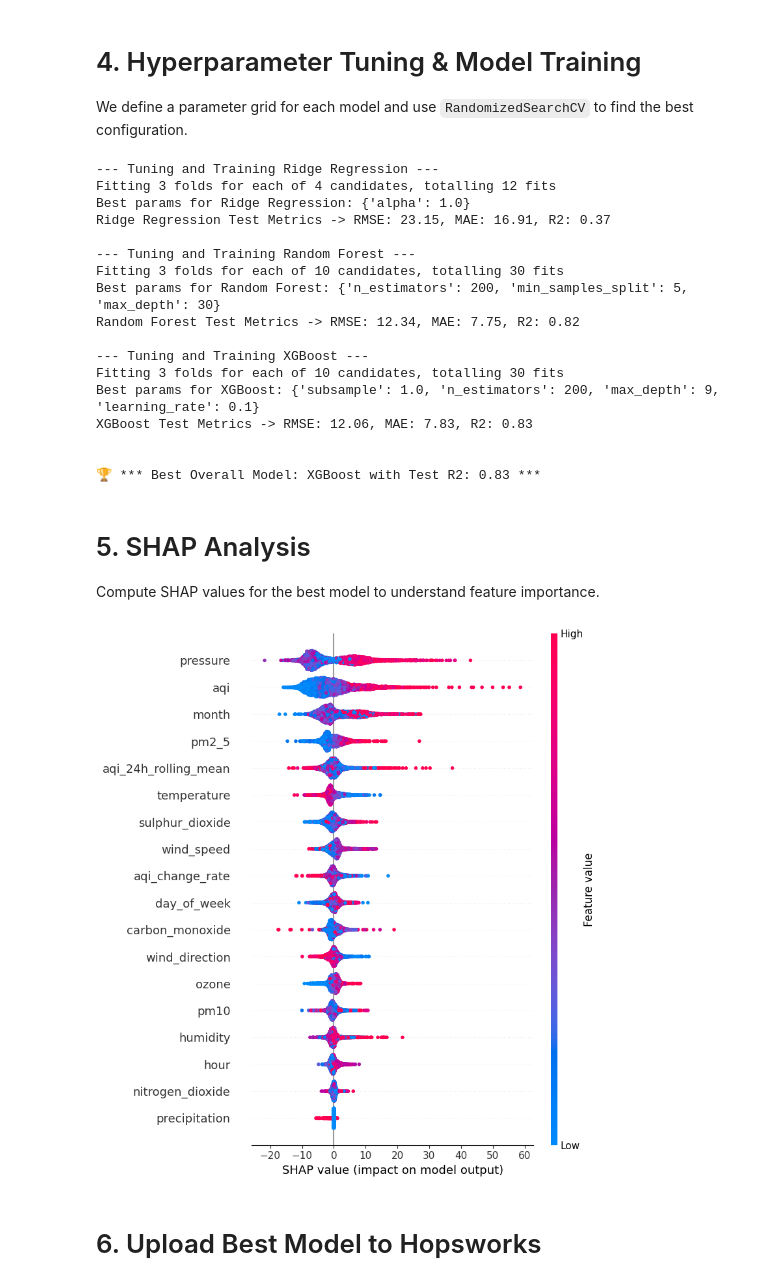
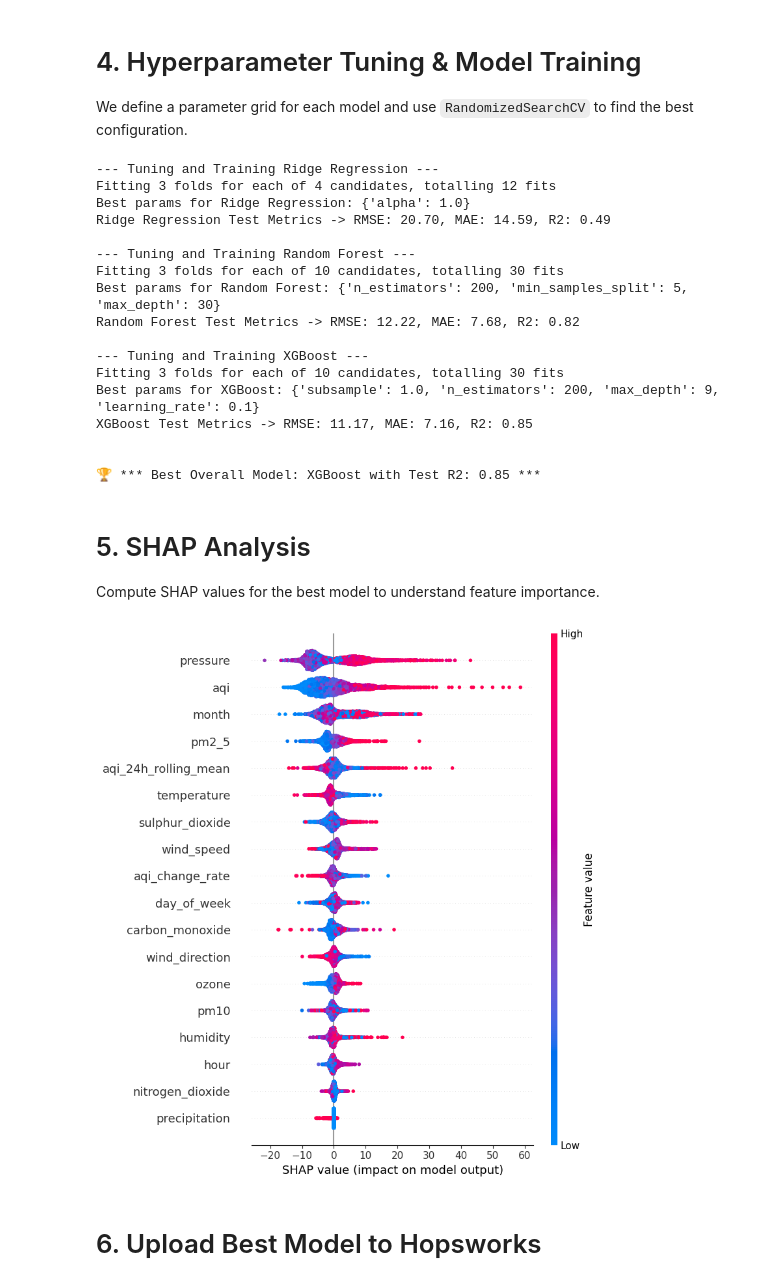
Before and after one commit to saadmemon1/aqi-predictor, a Jupyter notebook: notebooks/02-model-training-pipeline-with-output.ipynb, the cells around one changed output. Drawn from its saved outputs; the diff is of its cells as text; code cells hidden in the pictures.

```diff
--- a/notebooks/02-model-training-pipeline-with-output.ipynb
+++ b/notebooks/02-model-training-pipeline-with-output.ipynb
@@ -53,13 +53,12 @@ try:
     query = aqi_fg.select_all()
     feature_view = fs.get_or_create_feature_view(
         name="aqi_features_view",
-        version=1,
+        version=2,
         description="Read from AQI feature group",
-        labels=["target_aqi_72h"],
+        labels=["target_aqi_24h", "target_aqi_48h", "target_aqi_72h"],
         query=query
     )
     X, y = feature_view.training_data(description="Training data for AQI prediction")
 except Exception as e:
     print("Error retrieving feature view. Ensure Notebook 1 was executed properly.")
-    print(e)
 # %% [output]
@@ -69,7 +70,7 @@ Finished: Reading data from Hopsworks, using Hopsworks Feature Query Service (1.
 # 3. Data Preparation
 We drop the 24h and 48h targets since we are only predicting the 72h target.
 # %%
-X = X.drop(['date', 'timestamp', 'target_aqi_24h', 'target_aqi_48h'], axis=1, errors='ignore')
+X = X.drop(['date', 'timestamp', 'target_aqi_24h', 'target_aqi_48h', 'target_aqi_72h'], axis=1, errors='ignore')
 X.sort_index(inplace=True)
 y.sort_index(inplace=True)
 
@@ -121,7 +122,7 @@ for name, model in models.items():
         scoring='r2', n_jobs=-1, random_state=42, verbose=1
     )
 
-    search.fit(X_train, y_train.values.ravel())
+    search.fit(X_train, y_train)
     best_model = search.best_estimator_
 
     print(f"Best params for {name}: {search.best_params_}")
@@ -144,37 +145,41 @@ print(f"\n🏆 *** Best Overall Model: {best_overall_model_name} with Test R2: {
 --- Tuning and Training Ridge Regression ---
 Fitting 3 folds for each of 4 candidates, totalling 12 fits
 Best params for Ridge Regression: {'alpha': 1.0}
-Ridge Regression Test Metrics -> RMSE: 23.15, MAE: 16.91, R2: 0.37
+Ridge Regression Test Metrics -> RMSE: 20.70, MAE: 14.59, R2: 0.49
 
 --- Tuning and Training Random Forest ---
 Fitting 3 folds for each of 10 candidates, totalling 30 fits
 Best params for Random Forest: {'n_estimators': 200, 'min_samples_split': 5, 'max_depth': 30}
-Random Forest Test Metrics -> RMSE: 12.34, MAE: 7.75, R2: 0.82
+Random Forest Test Metrics -> RMSE: 12.22, MAE: 7.68, R2: 0.82
 
 --- Tuning and Training XGBoost ---
 Fitting 3 folds for each of 10 candidates, totalling 30 fits
 Best params for XGBoost: {'subsample': 1.0, 'n_estimators': 200, 'max_depth': 9, 'learning_rate': 0.1}
-XGBoost Test Metrics -> RMSE: 12.06, MAE: 7.83, R2: 0.83
+XGBoost Test Metrics -> RMSE: 11.17, MAE: 7.16, R2: 0.85
 
 
-🏆 *** Best Overall Model: XGBoost with Test R2: 0.83 ***
+🏆 *** Best Overall Model: XGBoost with Test R2: 0.85 ***
 # %% [markdown]
 # 5. SHAP Analysis
 Compute SHAP values for the best model to understand feature importance.
 # %%
 if best_overall_model_name in ["Random Forest", "XGBoost"]:
     explainer = shap.TreeExplainer(best_overall_model)
 else:
     explainer = shap.LinearExplainer(best_overall_model, X_train)
 
 shap_values = explainer.shap_values(X_test)
-
-shap.summary_plot(shap_values, X_test, show=False)
+if isinstance(shap_values, list):
+    shap_values_plot = shap_values[2]
+elif len(shap_values.shape) == 3:
+    shap_values_plot = shap_values[:, :, 2]
+else:
+    shap_values_plot = shap_values
+shap.summary_plot(shap_values_plot, X_test, show=False)
 import matplotlib.pyplot as plt
 plt.savefig("shap_summary.png", bbox_inches='tight')
-plt.show()
 # %% [output]
-[figure, old version]
+[figure, new version]
 # %% [markdown]
 # 6. Upload Best Model to Hopsworks
 # %%
```
Also changed, not shown: parts of 3 cells of this notebook, 1 other file.
